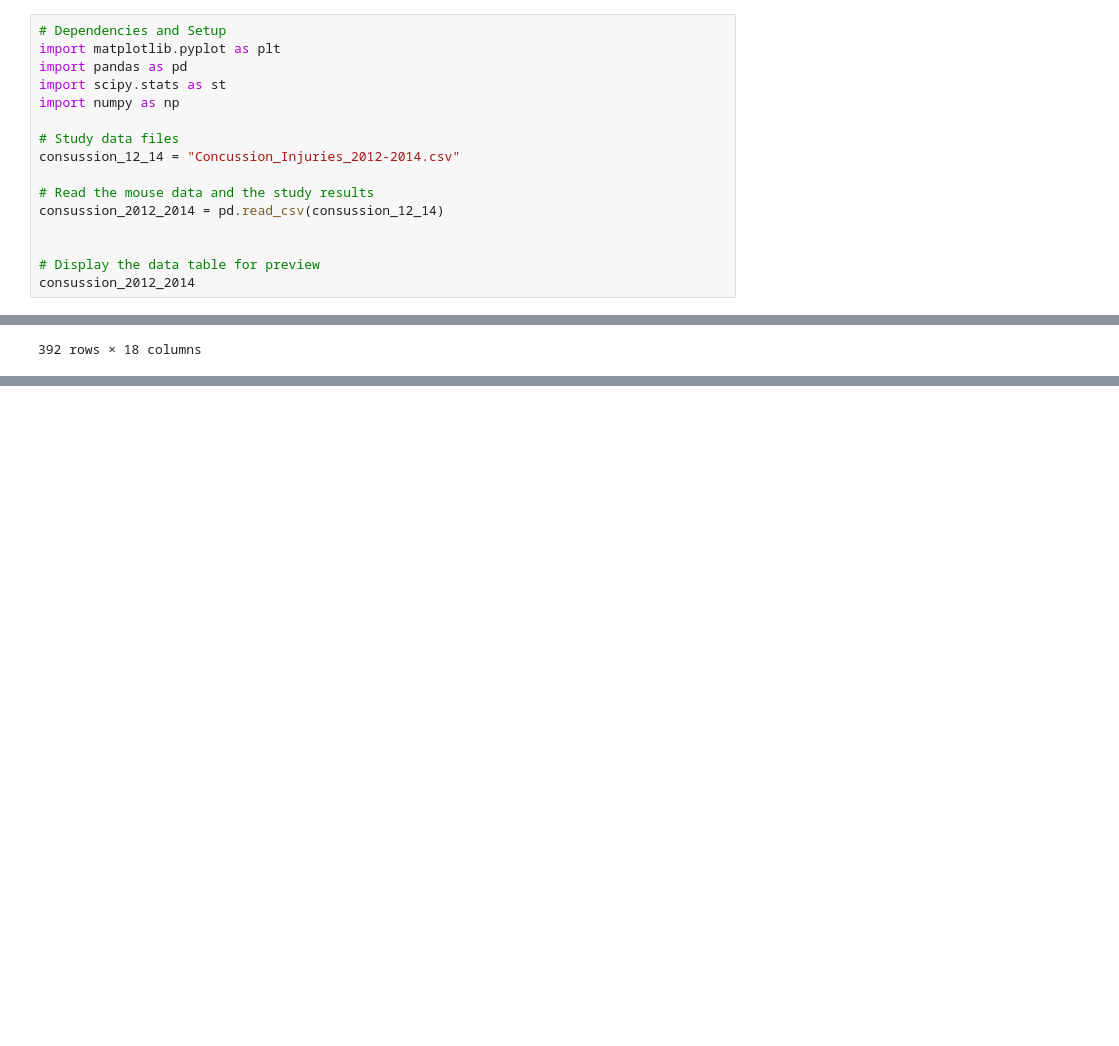
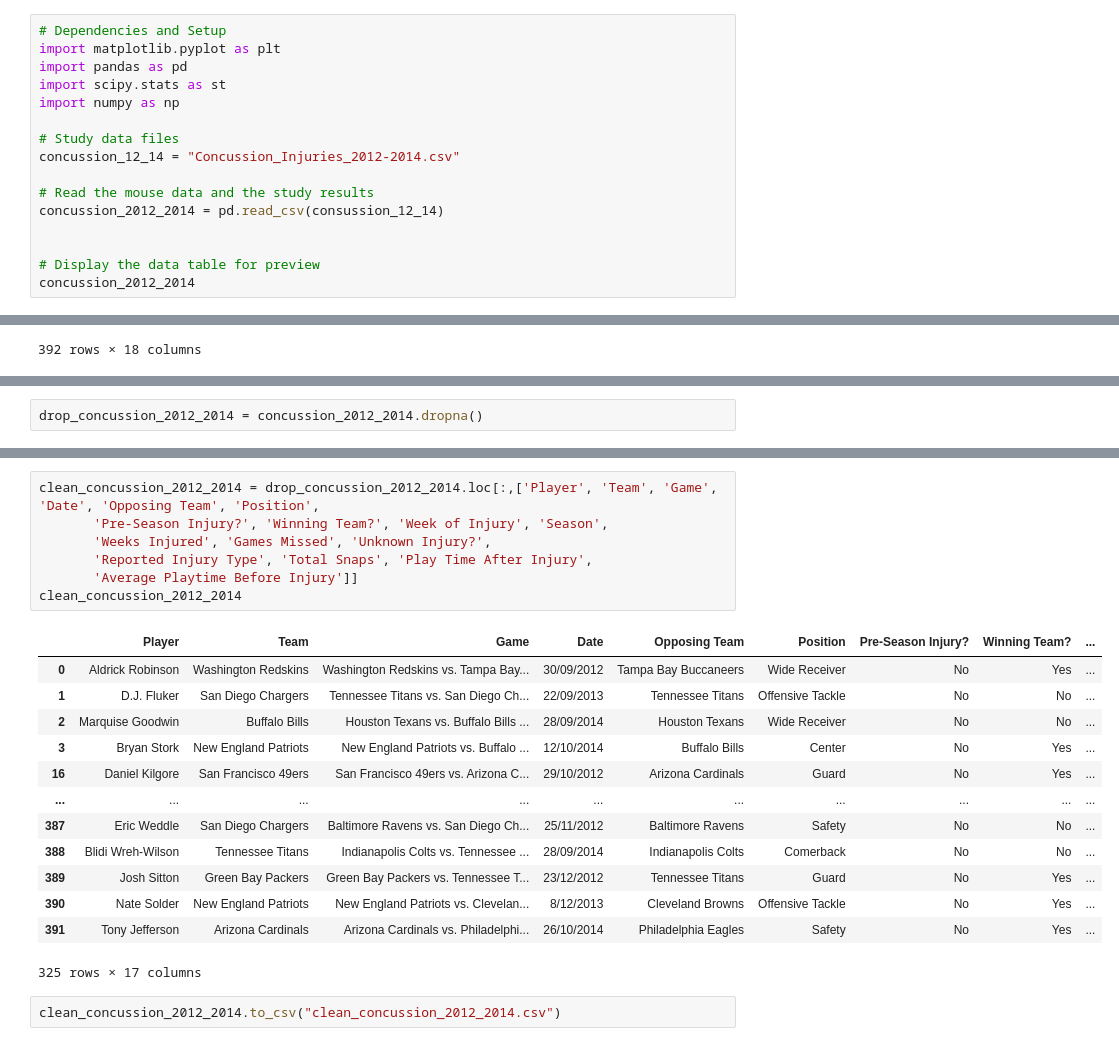
Before and after one commit to DunieCarrasco/nfl_concussion_analysis, a Jupyter notebook: Untitled.ipynb, the cells around one changed output, grey strips where cells are left out. Saved outputs shown, nothing was run; the diff lists cells and outputs as text; blank space fills up the shorter version.

Commit message:
New: Clean csv

```diff
--- a/Untitled.ipynb
+++ b/Untitled.ipynb
@@ -8,14 +8,14 @@ import scipy.stats as st
 import numpy as np
 
 # Study data files
-consussion_12_14 = "Concussion_Injuries_2012-2014.csv"
+concussion_12_14 = "Concussion_Injuries_2012-2014.csv"
 
 # Read the mouse data and the study results
-consussion_2012_2014 = pd.read_csv(consussion_12_14)
+concussion_2012_2014 = pd.read_csv(consussion_12_14)
 
 
 # Display the data table for preview
-consussion_2012_2014
+concussion_2012_2014
 # %% [output]
 |  | ID | Player | Team | Game | Date | Opposing Team | Position | Pre-Season Injury? | ... |
 | 0 | Aldrick Robinson - Washington Red... | Aldrick Robinson | Washington Redskins | Washington Redskins vs. Tampa Bay... | 30/09/2012 | Tampa Bay Buccaneers | Wide Receiver | No | ... |
@@ -84 +76,3 @@ consussion_2012_2014 = consussion_2012_2014.dropna(how='any')
+# %%
+drop_concussion_2012_2014 = concussion_2012_2014.dropna()
 # %%
@@ -119,3 +113,26 @@ consussion_2012_2014
 | 390 | Nate Solder - New England Patriot... | Nate Solder | New England Patriots | New England Patriots vs. Clevelan... | 8/12/2013 | Cleveland Browns | Offensive Tackle | No | ... |
 | 391 | Tony Jefferson - Arizona Cardinal... | Tony Jefferson | Arizona Cardinals | Arizona Cardinals vs. Philadelphi... | 26/10/2014 | Philadelphia Eagles | Safety | No | ... |
 325 rows × 18 columns
+# %%
+clean_concussion_2012_2014 = drop_concussion_2012_2014.loc[:,['Player', 'Team', 'Game', 'Date', 'Opposing Team', 'Position',
+       'Pre-Season Injury?', 'Winning Team?', 'Week of Injury', 'Season',
+       'Weeks Injured', 'Games Missed', 'Unknown Injury?',
+       'Reported Injury Type', 'Total Snaps', 'Play Time After Injury',
+       'Average Playtime Before Injury']]
+clean_concussion_2012_2014
+# %% [output]
+|  | Player | Team | Game | Date | Opposing Team | Position | Pre-Season Injury? | Winning Team? | ... |
+| 0 | Aldrick Robinson | Washington Redskins | Washington Redskins vs. Tampa Bay... | 30/09/2012 | Tampa Bay Buccaneers | Wide Receiver | No | Yes | ... |
+| 1 | D.J. Fluker | San Diego Chargers | Tennessee Titans vs. San Diego Ch... | 22/09/2013 | Tennessee Titans | Offensive Tackle | No | No | ... |
+| 2 | Marquise Goodwin | Buffalo Bills | Houston Texans vs. Buffalo Bills ... | 28/09/2014 | Houston Texans | Wide Receiver | No | No | ... |
+| 3 | Bryan Stork | New England Patriots | New England Patriots vs. Buffalo ... | 12/10/2014 | Buffalo Bills | Center | No | Yes | ... |
+| 16 | Daniel Kilgore | San Francisco 49ers | San Francisco 49ers vs. Arizona C... | 29/10/2012 | Arizona Cardinals | Guard | No | Yes | ... |
+| ... | ... | ... | ... | ... | ... | ... | ... | ... | ... |
+| 387 | Eric Weddle | San Diego Chargers | Baltimore Ravens vs. San Diego Ch... | 25/11/2012 | Baltimore Ravens | Safety | No | No | ... |
+| 388 | Blidi Wreh-Wilson | Tennessee Titans | Indianapolis Colts vs. Tennessee ... | 28/09/2014 | Indianapolis Colts | Comerback | No | No | ... |
+| 389 | Josh Sitton | Green Bay Packers | Green Bay Packers vs. Tennessee T... | 23/12/2012 | Tennessee Titans | Guard | No | Yes | ... |
+| 390 | Nate Solder | New England Patriots | New England Patriots vs. Clevelan... | 8/12/2013 | Cleveland Browns | Offensive Tackle | No | Yes | ... |
+| 391 | Tony Jefferson | Arizona Cardinals | Arizona Cardinals vs. Philadelphi... | 26/10/2014 | Philadelphia Eagles | Safety | No | Yes | ... |
+325 rows × 17 columns
+# %%
+clean_concussion_2012_2014.to_csv("clean_concussion_2012_2014.csv")
```
Also changed, not shown: parts of 9 cells of this notebook, 1 other file.
